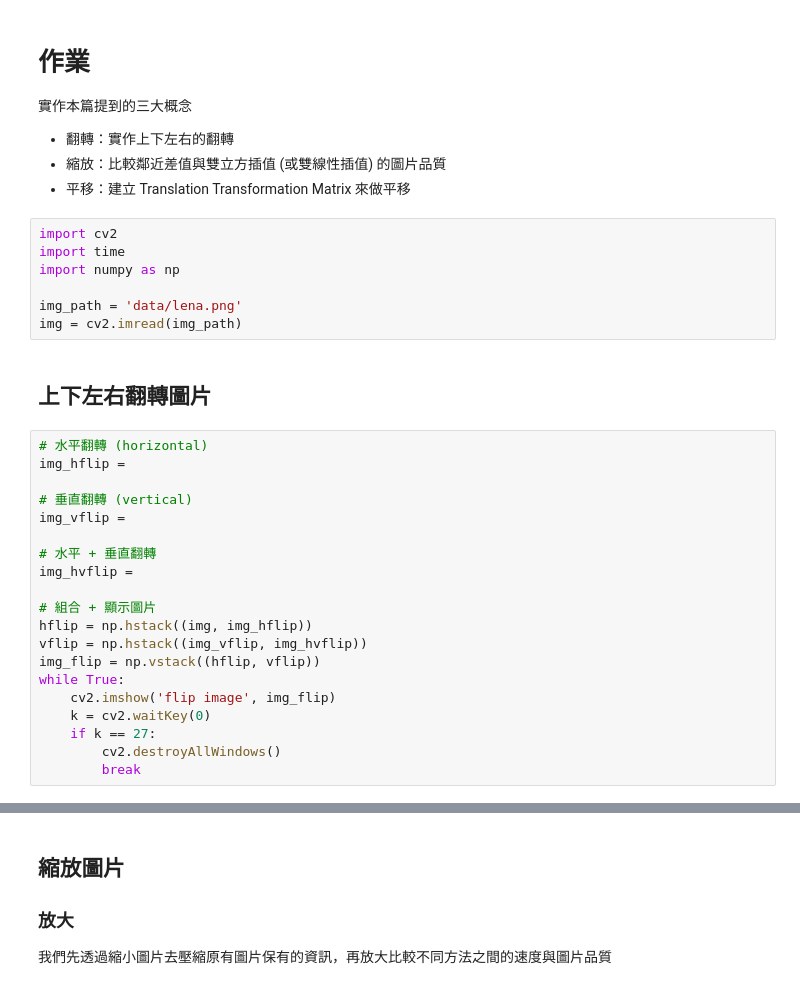
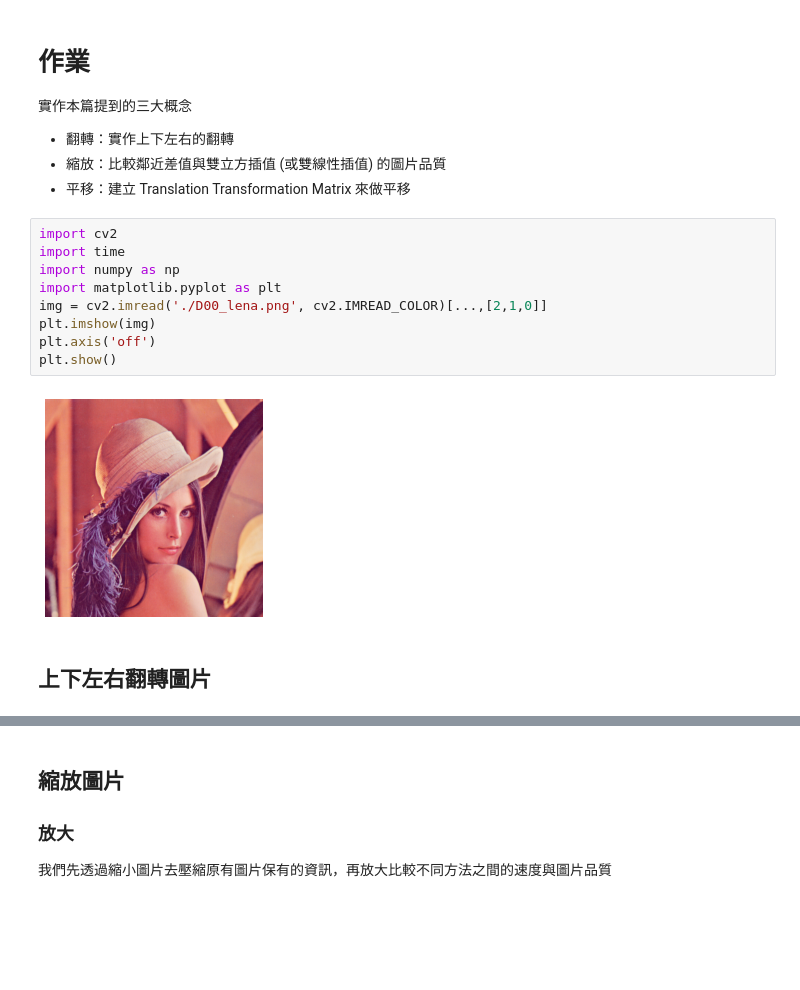
Before and after one commit to h4f2/DL-CV50days, a Jupyter notebook: homework/D04A Homework 縮放齊次座標與幾何轉換.ipynb, the cells around one changed output, grey strips where cells are left out. Drawn from its saved outputs; the diff is of its cells as text; blank space fills up the shorter version.

```diff
--- a/homework/D04A Homework 縮放齊次座標與幾何轉換.ipynb
+++ b/homework/D04A Homework 縮放齊次座標與幾何轉換.ipynb
@@ -9,29 +9,13 @@
 # %%
 import cv2
 import time
 import numpy as np
-
-img_path = 'data/lena.png'
-img = cv2.imread(img_path)
+import matplotlib.pyplot as plt
+img = cv2.imread('./D00_lena.png', cv2.IMREAD_COLOR)[...,[2,1,0]]
+plt.imshow(img)
+plt.axis('off')
+plt.show()
+# %% [output]
+[figure, added]
 # %% [markdown]
 ## 上下左右翻轉圖片
-# %%
-# 水平翻轉 (horizontal)
-img_hflip =
-
-# 垂直翻轉 (vertical)
-img_vflip =
-
-# 水平 + 垂直翻轉
-img_hvflip =
-
-# 組合 + 顯示圖片
-hflip = np.hstack((img, img_hflip))
-vflip = np.hstack((img_vflip, img_hvflip))
-img_flip = np.vstack((hflip, vflip))
-while True:
-    cv2.imshow('flip image', img_flip)
-    k = cv2.waitKey(0)
-    if k == 27:
-        cv2.destroyAllWindows()
-        break
```
Also changed, not shown: parts of 1 cell of this notebook, 1 other file.
